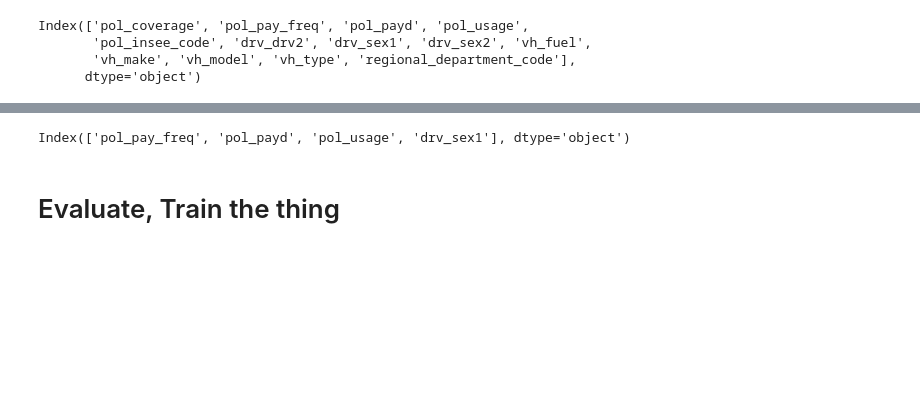
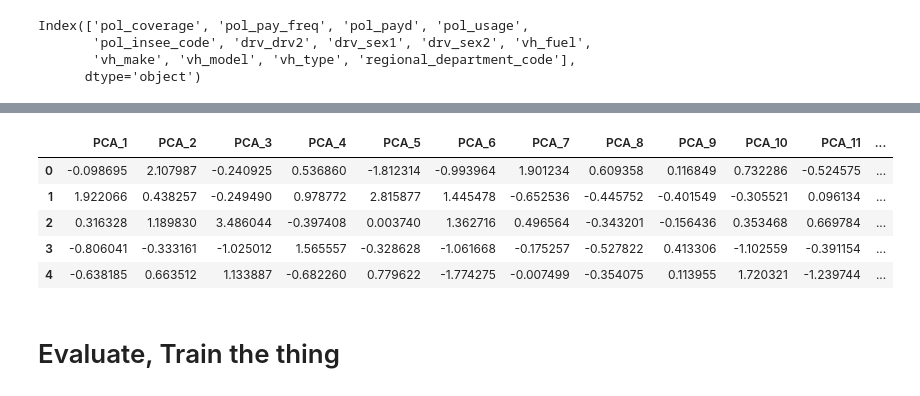
Before and after one commit to Theosau/FFNN_library, a Jupyter notebook: Part_3.ipynb, the cells around one changed output, grey strips where cells are left out. Drawn from its saved outputs; the diff is of its cells as text; code cells hidden in the pictures; blank space fills up the shorter version.

```diff
--- a/Part_3.ipynb
+++ b/Part_3.ipynb
@@ -86,8 +89,14 @@ Index(['pol_coverage', 'pol_pay_freq', 'pol_payd', 'pol_usage',
+# %%
+float_data.head()
+# %% [output]
+|  | PCA_1 | PCA_2 | PCA_3 | PCA_4 | PCA_5 | PCA_6 | PCA_7 | PCA_8 | PCA_9 | PCA_10 | PCA_11 | ... |
+| 0 | -0.098695 | 2.107987 | -0.240925 | 0.536860 | -1.812314 | -0.993964 | 1.901234 | 0.609358 | 0.116849 | 0.732286 | -0.524575 | ... |
+| 1 | 1.922066 | 0.438257 | -0.249490 | 0.978772 | 2.815877 | 1.445478 | -0.652536 | -0.445752 | -0.401549 | -0.305521 | 0.096134 | ... |
+| 2 | 0.316328 | 1.189830 | 3.486044 | -0.397408 | 0.003740 | 1.362716 | 0.496564 | -0.343201 | -0.156436 | 0.353468 | 0.669784 | ... |
+| 3 | -0.806041 | -0.333161 | -1.025012 | 1.565557 | -0.328628 | -1.061668 | -0.175257 | -0.527822 | 0.413306 | -1.102559 | -0.391154 | ... |
+| 4 | -0.638185 | 0.663512 | 1.133887 | -0.682260 | 0.779622 | -1.774275 | -0.007499 | -0.354075 | 0.113955 | 1.720321 | -1.239744 | ... |
 # %%
-one_hot_strings = string_cols[[1,2,3,6]]
-one_hot_strings
+one_hot_strings = string_cols[[1,2,3,5,6,7]]
-# %% [output]
-Index(['pol_pay_freq', 'pol_payd', 'pol_usage', 'drv_sex1'], dtype='object')
 # %%
 one_hotted_dict = {}
 for hot in one_hot_strings:
```
Also changed, not shown: parts of 20 cells of this notebook.
